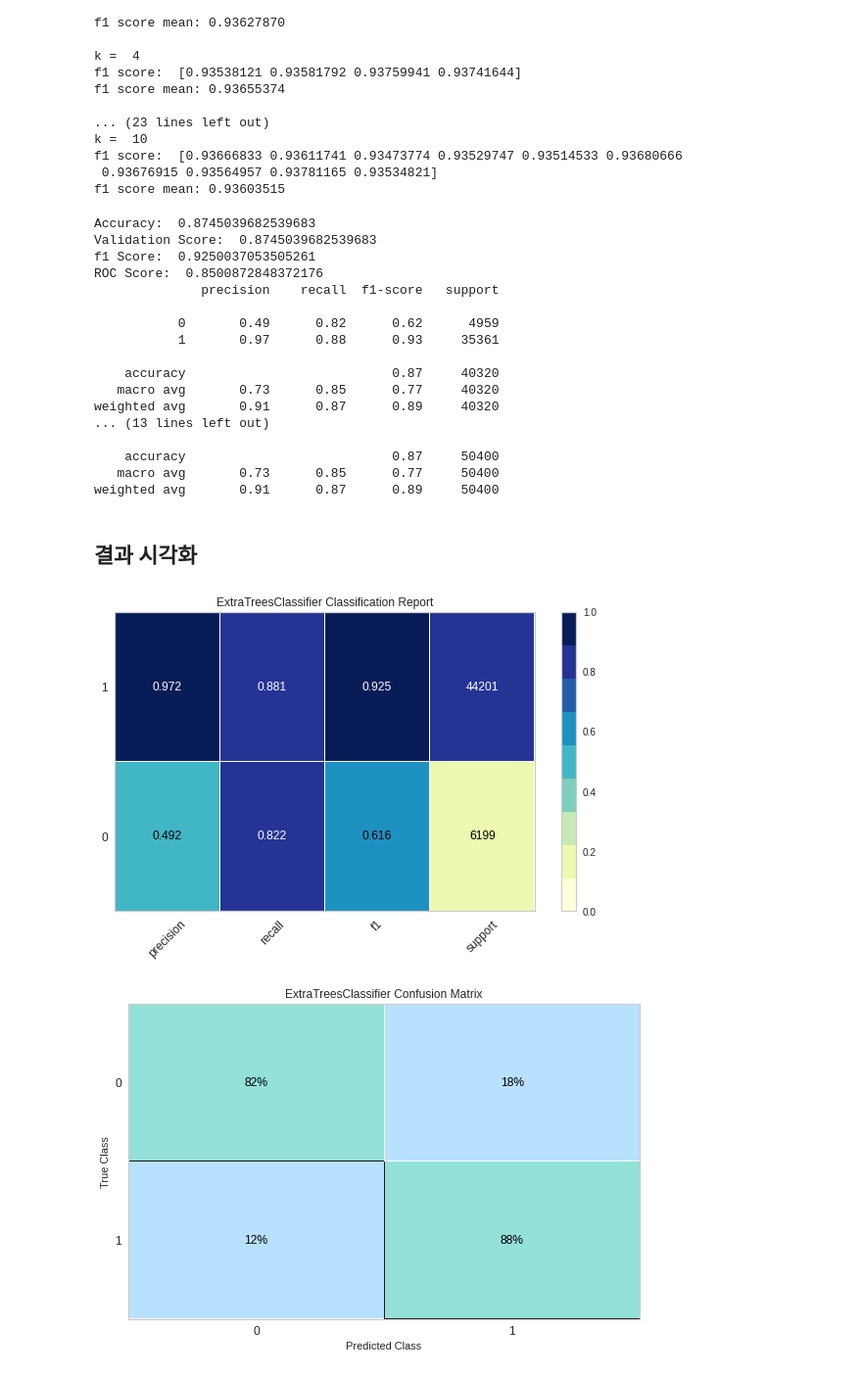
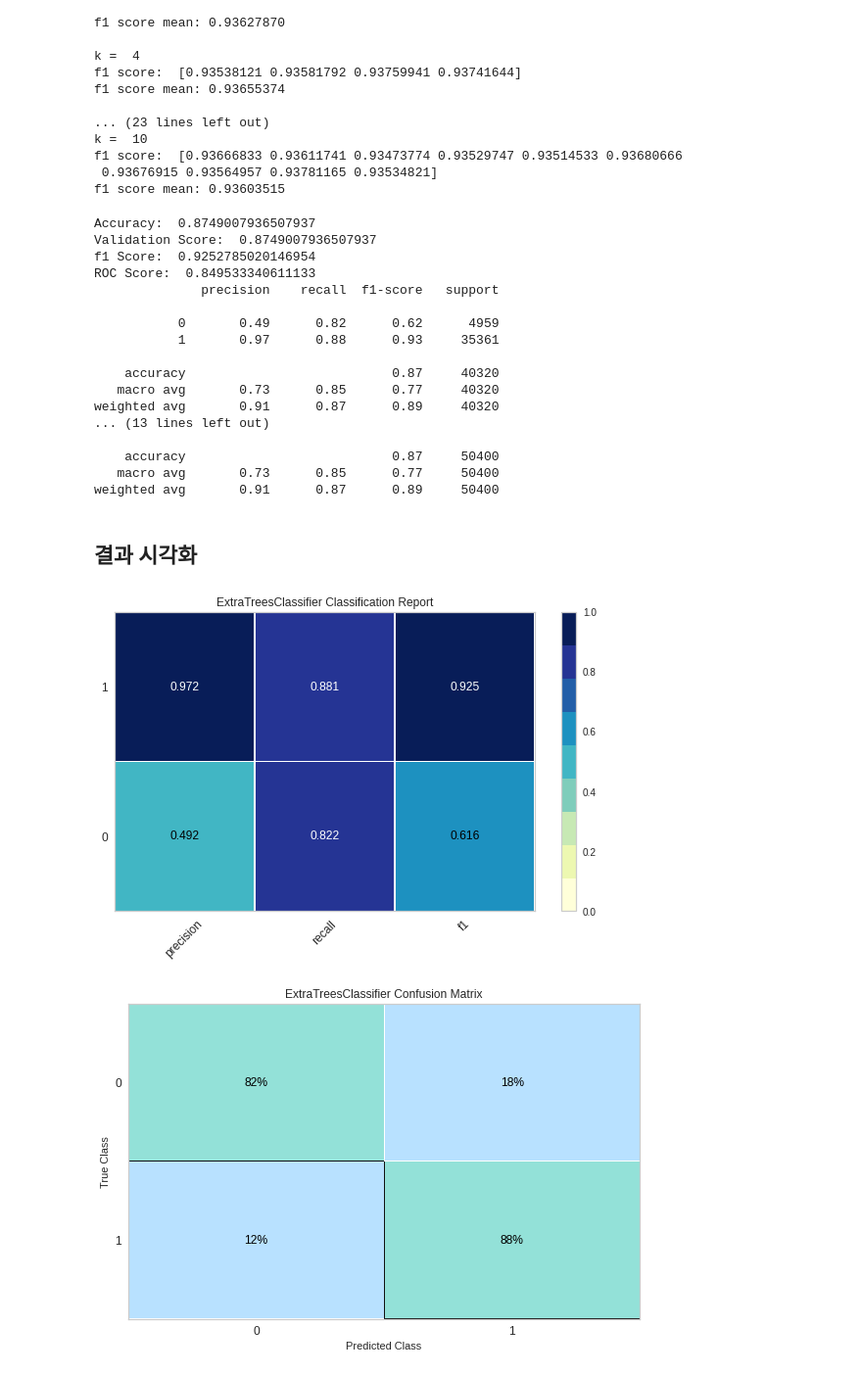
Before and after one commit to hwon-n/section6_project1, a Jupyter notebook: CP1.ipynb, the cells around one changed output. Shown at 98% size. Drawn from its saved outputs; the diff is of its cells as text; code cells hidden in the pictures.

```diff
--- a/CP1.ipynb
+++ b/CP1.ipynb
@@ -466,7 +467,7 @@ weighted avg       0.86      0.89      0.86     40320
 
 light_pipe = make_pipeline(
     OrdinalEncoder(cols = ord_list, mapping = ord_mapping),
-    OneHotEncoder(use_cat_names = True),
+    TargetEncoder(),
     SimpleImputer(),
     StandardScaler(),
     LGBMClassifier(
@@ -502,7 +503,7 @@ weighted avg       0.85      0.88      0.82     40320
 
 xgb_pipe = make_pipeline(
     OrdinalEncoder(cols = ord_list, mapping = ord_mapping),
-    OneHotEncoder(use_cat_names = True),
+    TargetEncoder(),
     SimpleImputer(),
     StandardScaler(),
     XGBClassifier(
@@ -537,7 +538,7 @@ weighted avg       0.86      0.88      0.82     40320
 
 extra_pipe = make_pipeline(
     OrdinalEncoder(cols = ord_list, mapping = ord_mapping),
-    OneHotEncoder(use_cat_names = True),
+    TargetEncoder(),
     SimpleImputer(),
     StandardScaler(),
     ExtraTreesClassifier(
@@ -625,19 +626,24 @@ f1 score mean: 0.93603515
 # print('best_hyperparameter: ', clf.best_params_)
 # print('best_f1_score: ', clf.best_score_)
 # %%
-final_pipe = make_pipeline(
-    OrdinalEncoder(cols = ord_list, mapping = ord_mapping),
-    OneHotEncoder(use_cat_names = True),
-    SimpleImputer(),
-    StandardScaler(),
-    ExtraTreesClassifier(
-        n_estimators = 250,
-        class_weight = 'balanced',
-        max_features = 'sqrt',
-        min_samples_split = 8,
-        random_state = 42
-    )
-)
+final_pipe = Pipeline([
+  (
+      'preprocessing', make_pipeline(
+          OrdinalEncoder(cols = ord_list, mapping = ord_mapping),
+          TargetEncoder(),
+          SimpleImputer(),
+          StandardScaler()
+      )
+  ),
+  (
+       'tree', ExtraTreesClassifier(
+           n_estimators = 250,
+           class_weight = 'balanced',
+           max_features = 'sqrt',
+           min_samples_split = 8,
+           random_state = 42)
+   )
+])
 
 final_pipe.fit(X_train, y_train)
 y_pred =final_pipe.predict(X_val)
@@ -657,10 +663,10 @@ print('f1 Score: ', f1_score(y_test, y_test_pred))
 print('ROC Score: ', roc_auc_score(y_test, y_test_pred))
 print(classification_report(y_test, y_test_pred))
 # %% [output]
-Accuracy:  0.8745039682539683
-Validation Score:  0.8745039682539683
-f1 Score:  0.9250037053505261
-ROC Score:  0.8500872848372176
+Accuracy:  0.8749007936507937
+Validation Score:  0.8749007936507937
+f1 Score:  0.9252785020146954
+ROC Score:  0.849533340611133
               precision    recall  f1-score   support
 
            0       0.49      0.82      0.62      4959
@@ -682,12 +688,12 @@ from yellowbrick.classifier import ROCAUC, ClassificationReport, ConfusionMatrix
 from yellowbrick.model_selection import FeatureImportances
 from yellowbrick.style import set_palette
 # %%
-report = ClassificationReport(final_pipe, classes = [0, 1], support = True, cmap = 'YlGnBu')
+report = ClassificationReport(final_pipe, classes = [0, 1], cmap = 'YlGnBu')
 report.fit(X_train, y_train)
 report.score(X_test, y_test)
 report.show();
 # %% [output]
-[figure, old version]
+[figure, new version]
 # %%
 colors = ['#b8e1ff', '#93e1d8']
 
```
Also changed, not shown: parts of 23 cells of this notebook.
